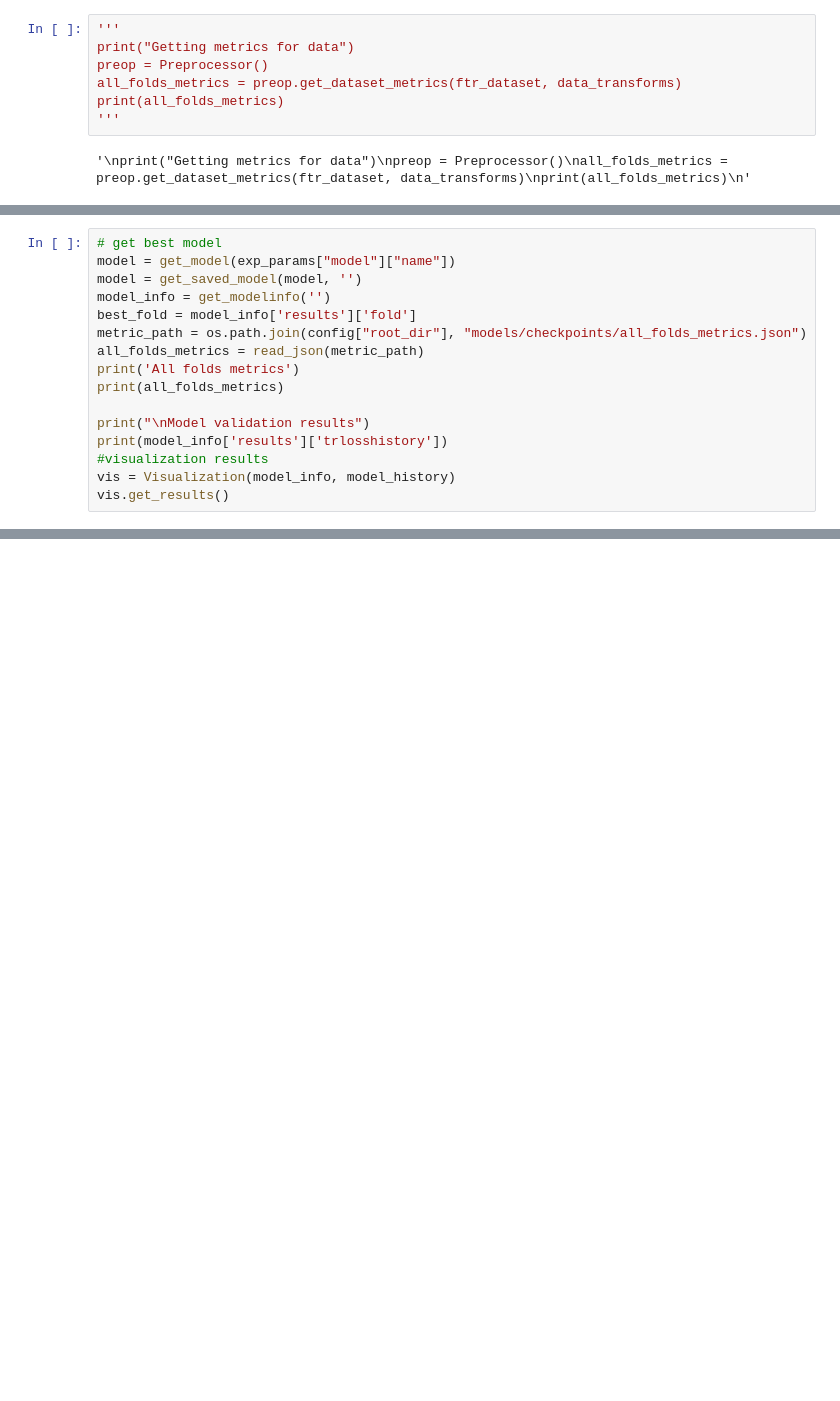
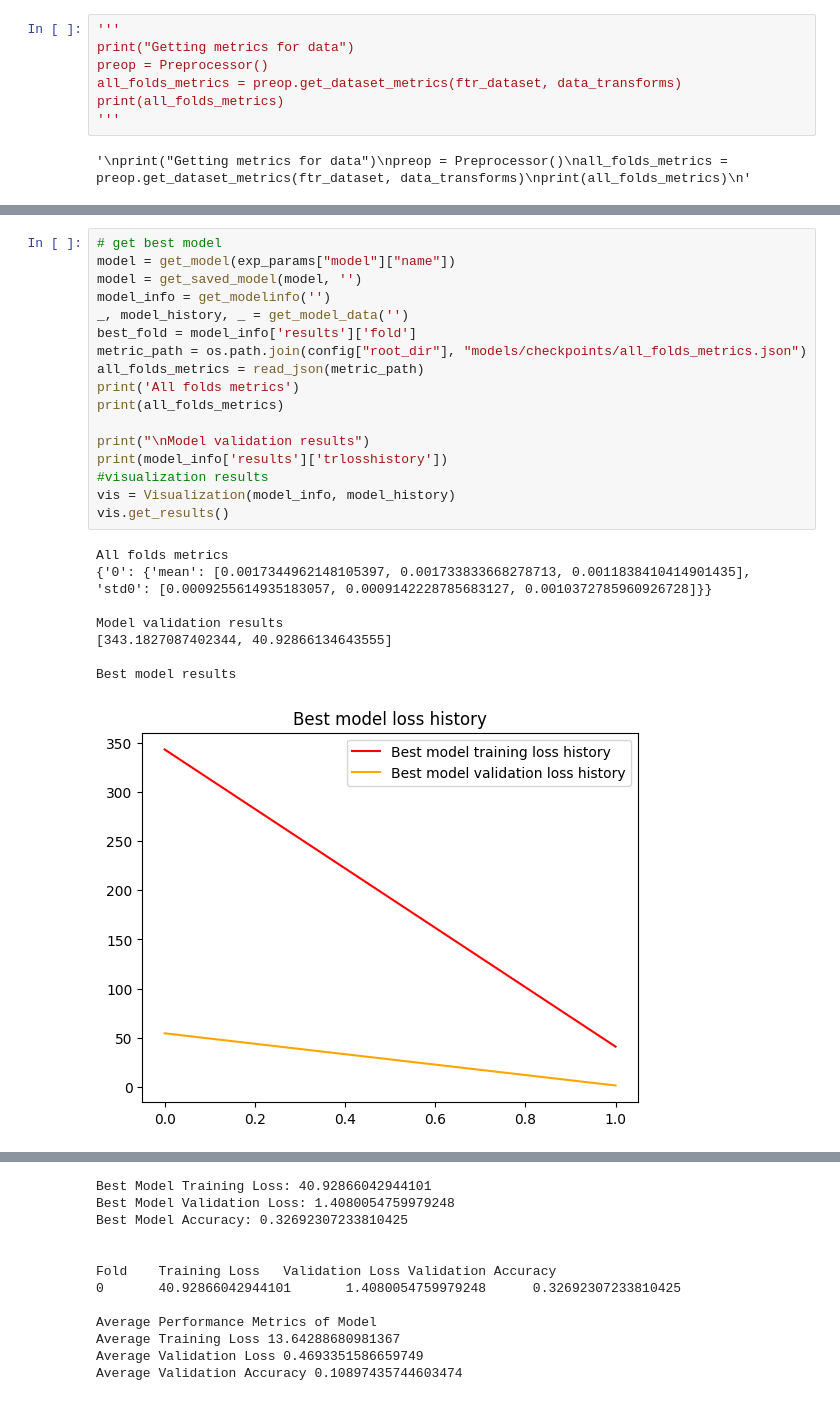
Before and after one commit to VinitraMk/Crop-Damage-Classification, a Jupyter notebook: Index.ipynb, the cells around one changed output, grey strips where cells are left out. Cells and saved outputs as stored; diff of their text form; blank space fills up the shorter version.

Commit message:
adding code for loading model history

```diff
--- a/Index.ipynb
+++ b/Index.ipynb
@@ -284,16 +300,26 @@ Running split 0 starting at 0 and ending with 8689
 # %%
 # get best model
 model = get_model(exp_params["model"]["name"])
 model = get_saved_model(model, '')
 model_info = get_modelinfo('')
+_, model_history, _ = get_model_data('')
 best_fold = model_info['results']['fold']
 metric_path = os.path.join(config["root_dir"], "models/checkpoints/all_folds_metrics.json")
 all_folds_metrics = read_json(metric_path)
 print('All folds metrics')
 print(all_folds_metrics)
 
 print("\nModel validation results")
 print(model_info['results']['trlosshistory'])
 #visualization results
 vis = Visualization(model_info, model_history)
 vis.get_results()
+# %% [output]
+All folds metrics
+{'0': {'mean': [0.0017344962148105397, 0.001733833668278713, 0.0011838410414901435], 'std0': [0.0009255614935183057, 0.0009142228785683127, 0.0010372785960926728]}}
+
+Model validation results
+[343.1827087402344, 40.92866134643555]
+
+Best model results
+[figure, added]
@@ -299,0 +327,12 @@ vis.get_results()
+Best Model Training Loss: 40.92866042944101
+Best Model Validation Loss: 1.4080054759979248
+Best Model Accuracy: 0.32692307233810425
+
+
+Fold    Training Loss   Validation Loss Validation Accuracy
+0       40.92866042944101       1.4080054759979248      0.32692307233810425
+
+Average Performance Metrics of Model
+Average Training Loss 13.64288680981367
+Average Validation Loss 0.4693351586659749
+Average Validation Accuracy 0.10897435744603474
```
Also changed, not shown: parts of 10 cells of this notebook, 7 other files.
